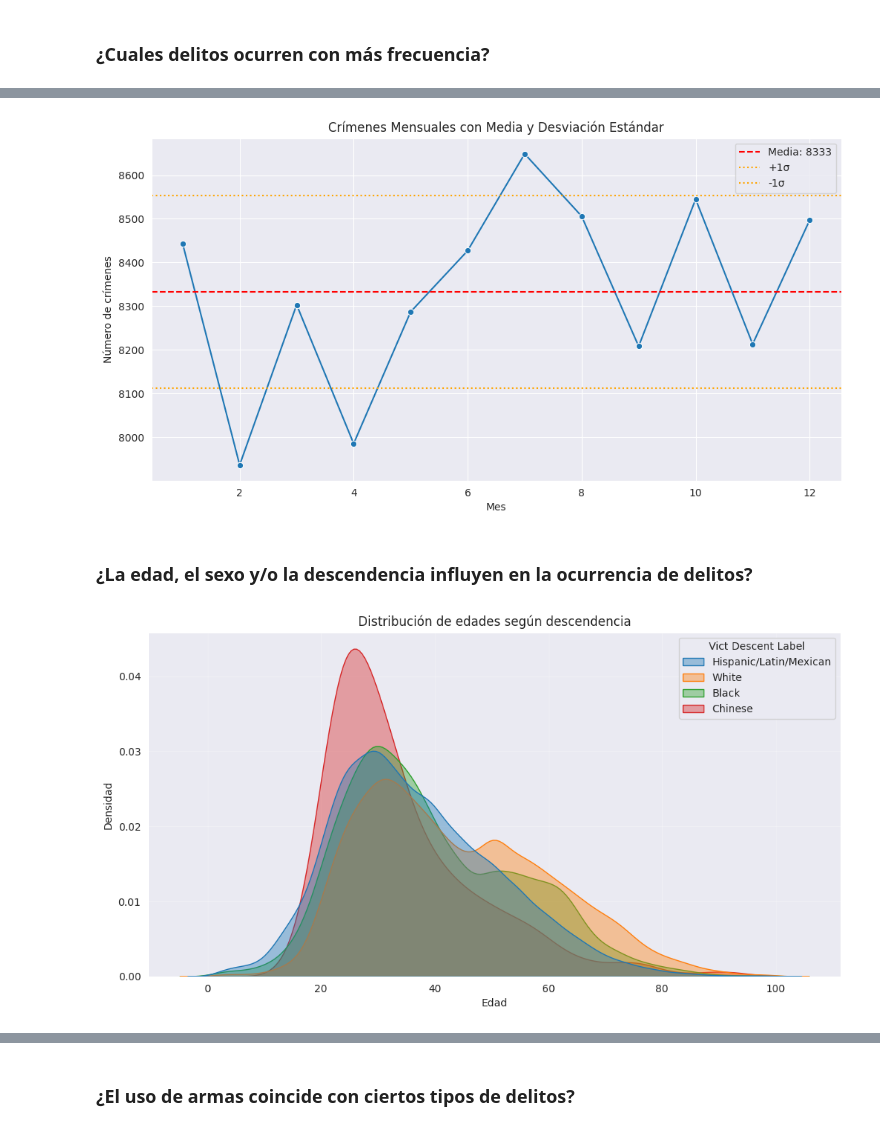
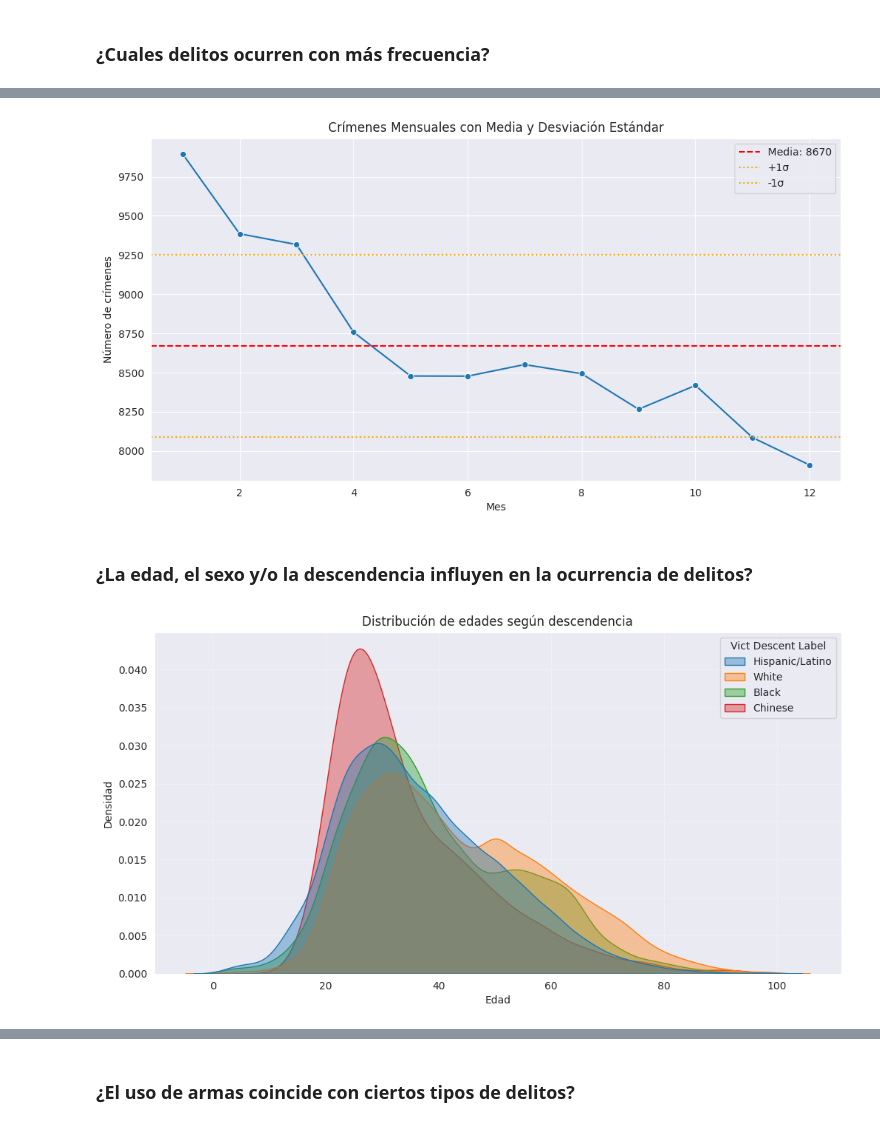
Before and after one commit to yub3r/CoderDataScience, a Jupyter notebook: ProyectoDS-Crime_Data_2020_24-Millan.ipynb, the cells around one changed output, grey strips where cells are left out. Saved outputs shown, nothing was run; the diff lists cells and outputs as text; code cells hidden in the pictures.

```diff
--- a/ProyectoDS-Crime_Data_2020_24-Millan.ipynb
+++ b/ProyectoDS-Crime_Data_2020_24-Millan.ipynb
@@ -45,6 +45,6 @@ Requirement already satisfied: six>=1.5 in /usr/local/lib/python3.11/dist-packag
 # %%
 # Importamos el csv desde github
-csv_url = "https://raw.githubusercontent.com/yub3r/CoderDataScience/refs/heads/main/Crime_Data_from_2020_to_2024.csv"
+csv_url = "https://raw.githubusercontent.com/yub3r/CoderDataScience/refs/heads/main/Crime_Data_from_2020-2024.csv"
 df_datacrime = pd.read_csv(csv_url, quotechar='"', delimiter=',', quoting=csv.QUOTE_MINIMAL)
 
 #df_datacrime = pd.read_csv(csv_url, nrows=40)
@@ -154,20 +154,15 @@ memory usage: 13.7+ MB
 # %%
 # Convertimos las fechas/horas y nos quedamos solo con la fecha, sin hora la fija 12:00:00 AM.
-df_crime['Date Rptd'] = pd.to_datetime(df_crime['Date Rptd'], format="%m/%d/%Y %I:%M:%S %p", errors='coerce').dt.date
-df_crime['DATE OCC'] = pd.to_datetime(df_crime['DATE OCC'], format="%m/%d/%Y %I:%M:%S %p", errors='coerce').dt.date
+#df_crime['Date Rptd'] = pd.to_datetime(df_crime['Date Rptd'], format="%m/%d/%Y %I:%M:%S %p", errors='coerce').dt.date
+df_crime['Date Rptd'] = pd.to_datetime(df_crime['Date Rptd'], errors='coerce').dt.date
+#df_crime['DATE OCC'] = pd.to_datetime(df_crime['DATE OCC'], format="%m/%d/%Y %I:%M:%S %p", errors='coerce').dt.date
+df_crime['DATE OCC'] = pd.to_datetime(df_crime['DATE OCC'], errors='coerce').dt.date
 
 # Creamos nuevas columnas de tiempo a partir de DATE OCC para mejorar el analisis
-df_crime["year"] = pd.to_datetime(df_crime["DATE OCC"], errors="coerce").dt.year
-df_crime = df_crime.dropna(subset=["year"])
-df_crime["year"] = df_crime["year"].astype(int)
-
-df_crime['month'] = pd.to_datetime(df_crime['DATE OCC']).dt.month
-df_crime['day'] = pd.to_datetime(df_crime['DATE OCC']).dt.day
-df_crime['day_of_week'] = pd.to_datetime(df_crime['DATE OCC']).dt.day_name()
-# Aseguramos que month sea entero
-df_crime["month"] = df_crime["month"].astype(int)
-
-# Crear columna de trimestre
+df_crime["year"]   = pd.to_datetime(df_crime["DATE OCC"]).dt.year
+df_crime["month"]  = pd.to_datetime(df_crime["DATE OCC"]).dt.month
+df_crime["day"]    = pd.to_datetime(df_crime["DATE OCC"]).dt.day
+df_crime["day_of_week"] = pd.to_datetime(df_crime["DATE OCC"]).dt.day_name()
 df_crime["quarter"] = ((df_crime["month"] - 1) // 3) + 1
 
 # Agrupamos para contar delitos por año y trimestre
@@ -183,7 +178,7 @@ df_crime['Premis Desc'] = df_crime['Premis Desc'].fillna('Unknown')
 df_crime['Weapon Desc'] = df_crime['Weapon Desc'].fillna('Unknown')
 
 # Revisamos el resultado
-df_crime[['DATE OCC','year','month','day','day_of_week','hour', 'quarter', 'Weapon Desc']].head(800)
+df_crime[['DATE OCC','year','month','day','day_of_week','hour', 'quarter', 'Weapon Desc']].head(80000)
 # print(df_crime.info())
 # %% [output]
 |  | DATE OCC | year | month | day | day_of_week | hour | quarter | Weapon Desc |
@@ -344,28 +339,35 @@ plt.xlabel("Mes")
 plt.ylabel("Número de crímenes")
 plt.show()
 # %% [output]
-[figure, old version]
+[figure, new version]
 # %% [markdown]
 ### ¿La edad, el sexo y/o la descendencia influyen en la ocurrencia de delitos?
 # %%
 plt.figure(figsize=(12, 6))
+
+# Filtrar edades válidas
+df_age = df_crime[df_crime["Vict Age"] > 0].copy()
+
+descent_map = {"B": "Black","H": "Hispanic/Latino","W": "White","C": "Chinese",}
+df_age.loc[:, "Vict Descent Label"] = df_age["Vict Descent"].map(descent_map)
+
 
 sns.kdeplot(
     data=df_age[df_age["Vict Descent"].isin(["B", "H", "W", "C"])],
     x="Vict Age",
     hue="Vict Descent Label",
     fill=True,
     common_norm=False,
     alpha=0.4
 )
 
 plt.title("Distribución de edades según descendencia")
 plt.xlabel("Edad")
 plt.ylabel("Densidad")
 plt.grid(alpha=0.3)
 plt.show()
 # %% [output]
-[figure, old version]
+[figure, new version]
 # %%
 # Reemplazar etiquetas
 df_crime["Vict Sex"] = df_crime["Vict Sex"].replace({"M": "Hombre", "F": "Mujer"})
```
Also changed, not shown: parts of 17 cells of this notebook.
